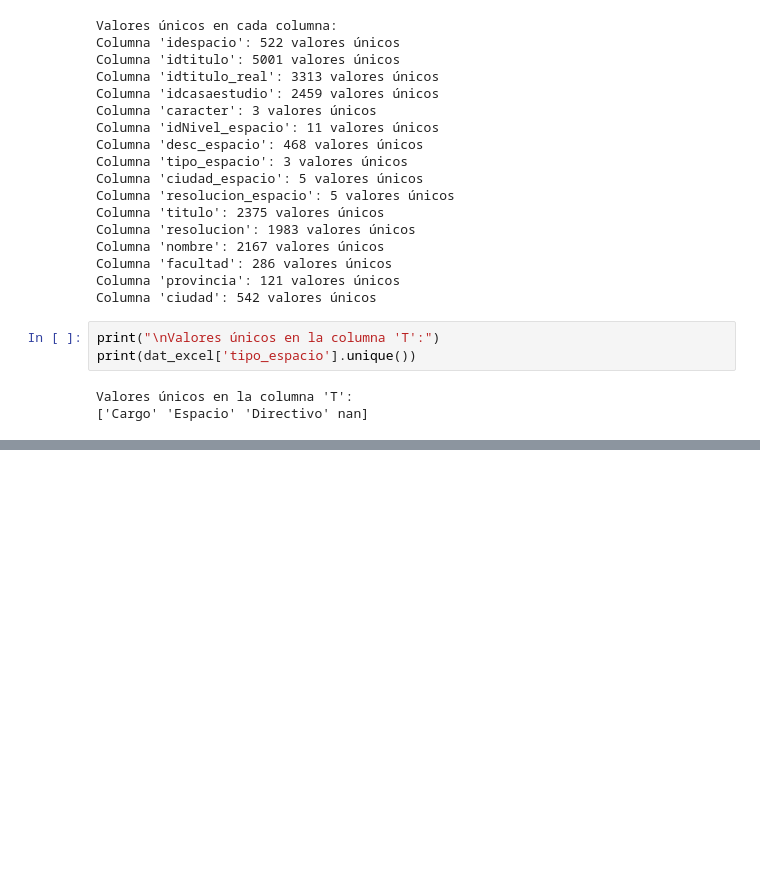
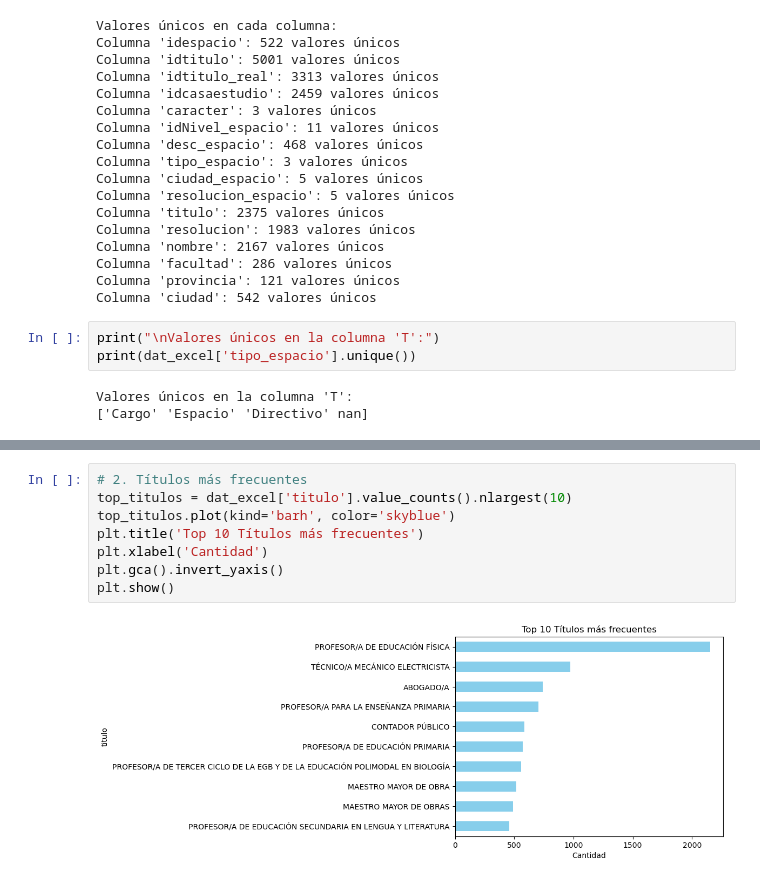
Before and after one commit to Mval-23/Clasificacion_Asignacion_DocentesTDF, a Jupyter notebook: notebooks/1-Descripción del dataset.ipynb, the cells around one changed output, grey strips where cells are left out. Cells and saved outputs as stored; diff of their text form; blank space fills up the shorter version.

```diff
--- a/notebooks/1-Descripción del dataset.ipynb
+++ b/notebooks/1-Descripción del dataset.ipynb
@@ -157,0 +176,10 @@ Valores únicos en la columna 'T':
+# %%
+# 2. Títulos más frecuentes
+top_titulos = dat_excel['titulo'].value_counts().nlargest(10)
+top_titulos.plot(kind='barh', color='skyblue')
+plt.title('Top 10 Títulos más frecuentes')
+plt.xlabel('Cantidad')
+plt.gca().invert_yaxis()
+plt.show()
+# %% [output]
+[figure, added]
```
Also changed, not shown: parts of 6 cells of this notebook.
